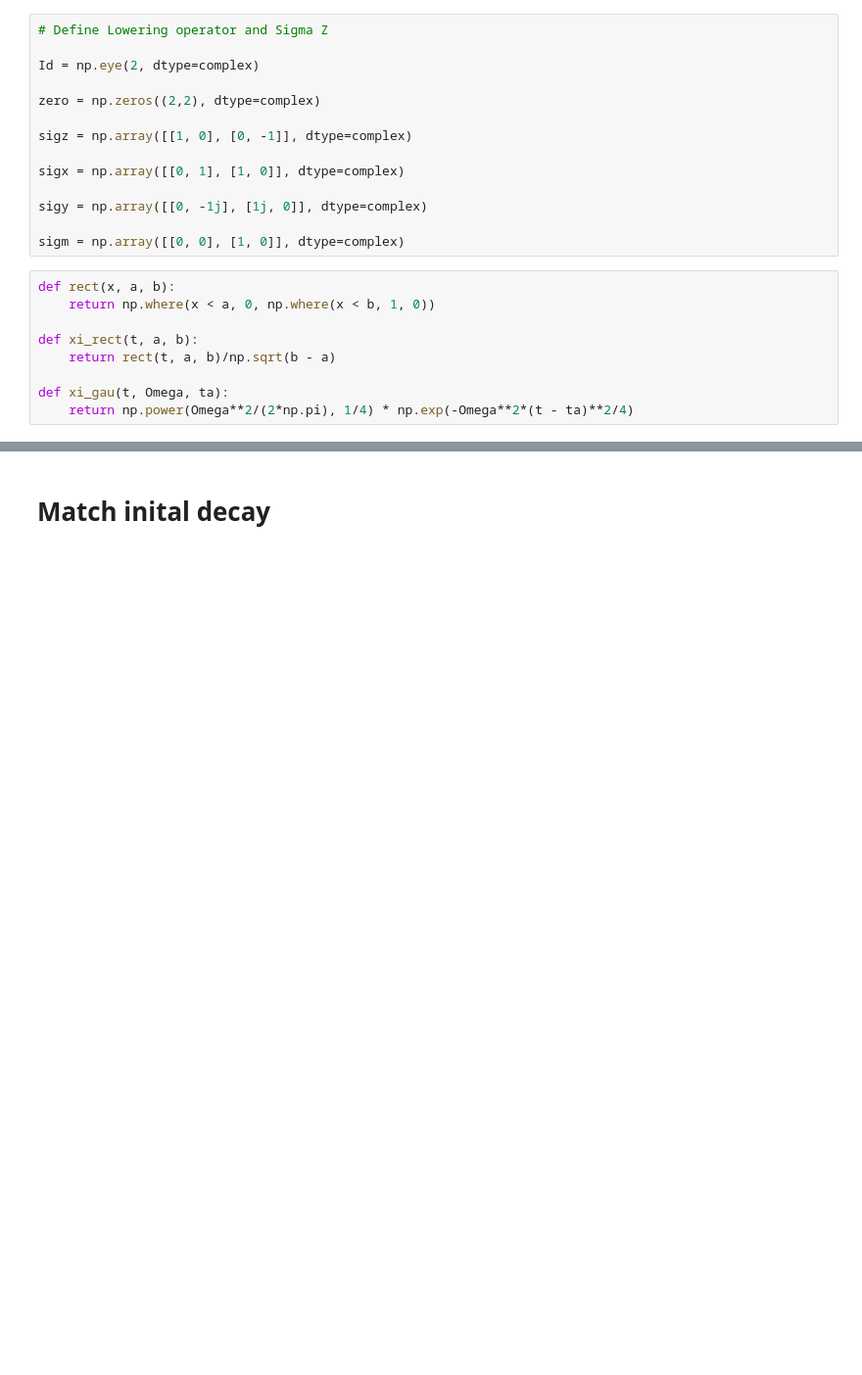
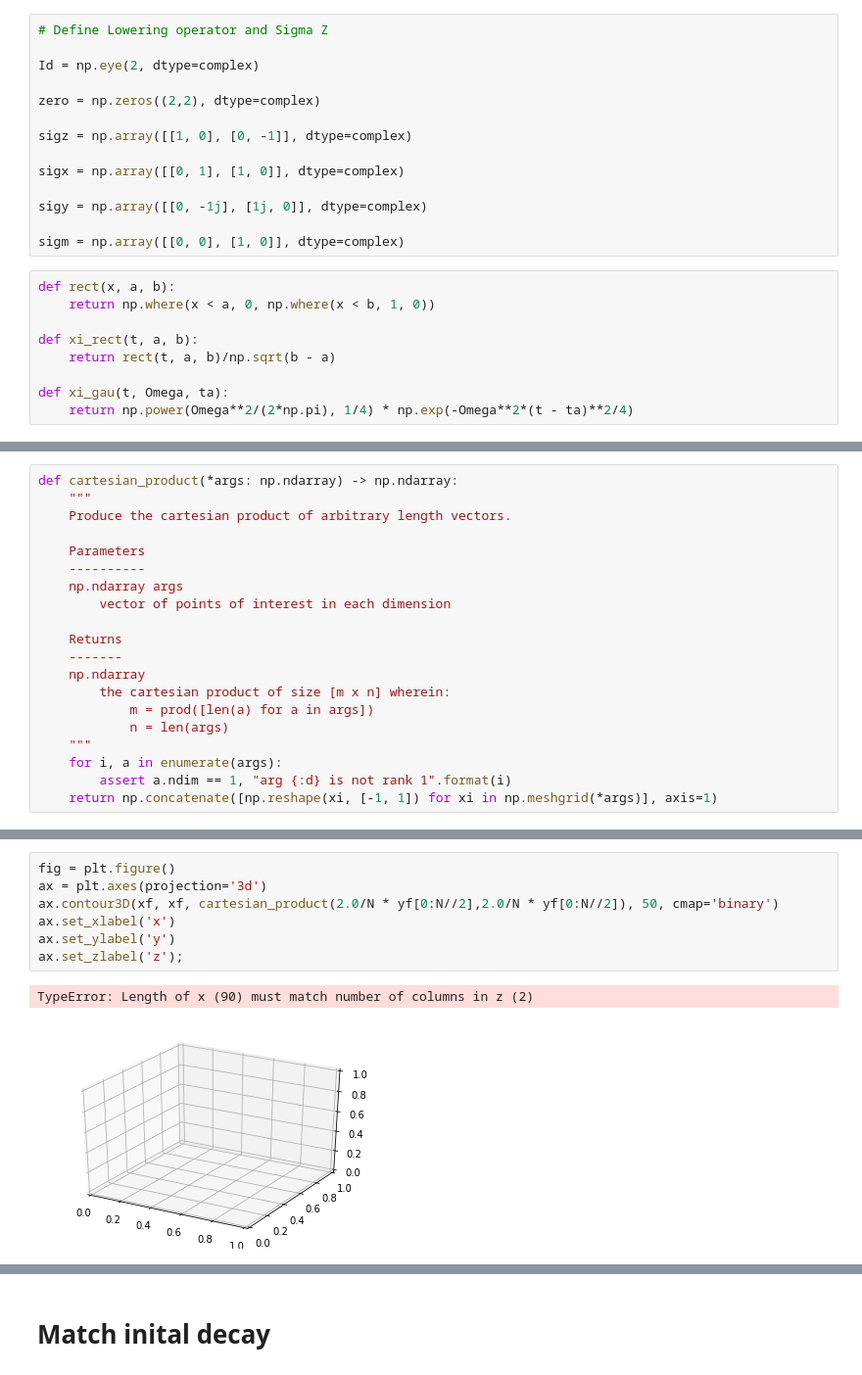
Before and after one commit to CQuIC/pysme, a Jupyter notebook: notebooks/purity-example.ipynb, the cells around one changed output, grey strips where cells are left out. Shown at 98% size. Cells and saved outputs as stored; diff of their text form; blank space fills up the shorter version.

```diff
--- a/notebooks/purity-example.ipynb
+++ b/notebooks/purity-example.ipynb
@@ -50,0 +60,20 @@ def xi_gau(t, Omega, ta):
+# %%
+def cartesian_product(*args: np.ndarray) -> np.ndarray:
+    """
+    Produce the cartesian product of arbitrary length vectors.
+
+    Parameters
+    ----------
+    np.ndarray args
+        vector of points of interest in each dimension
+
+    Returns
+    -------
+    np.ndarray
+        the cartesian product of size [m x n] wherein:
+            m = prod([len(a) for a in args])
+            n = len(args)
+    """
+    for i, a in enumerate(args):
+        assert a.ndim == 1, "arg {:d} is not rank 1".format(i)
+    return np.concatenate([np.reshape(xi, [-1, 1]) for xi in np.meshgrid(*args)], axis=1)
@@ -50,0 +83,10 @@ def xi_gau(t, Omega, ta):
+# %%
+fig = plt.figure()
+ax = plt.axes(projection='3d')
+ax.contour3D(xf, xf, cartesian_product(2.0/N * yf[0:N//2],2.0/N * yf[0:N//2]), 50, cmap='binary')
+ax.set_xlabel('x')
+ax.set_ylabel('y')
+ax.set_zlabel('z');
+# %% [output]
+TypeError: Length of x (90) must match number of columns in z (2)
+[figure, added]
```
Also changed, not shown: parts of 10 cells of this notebook.
